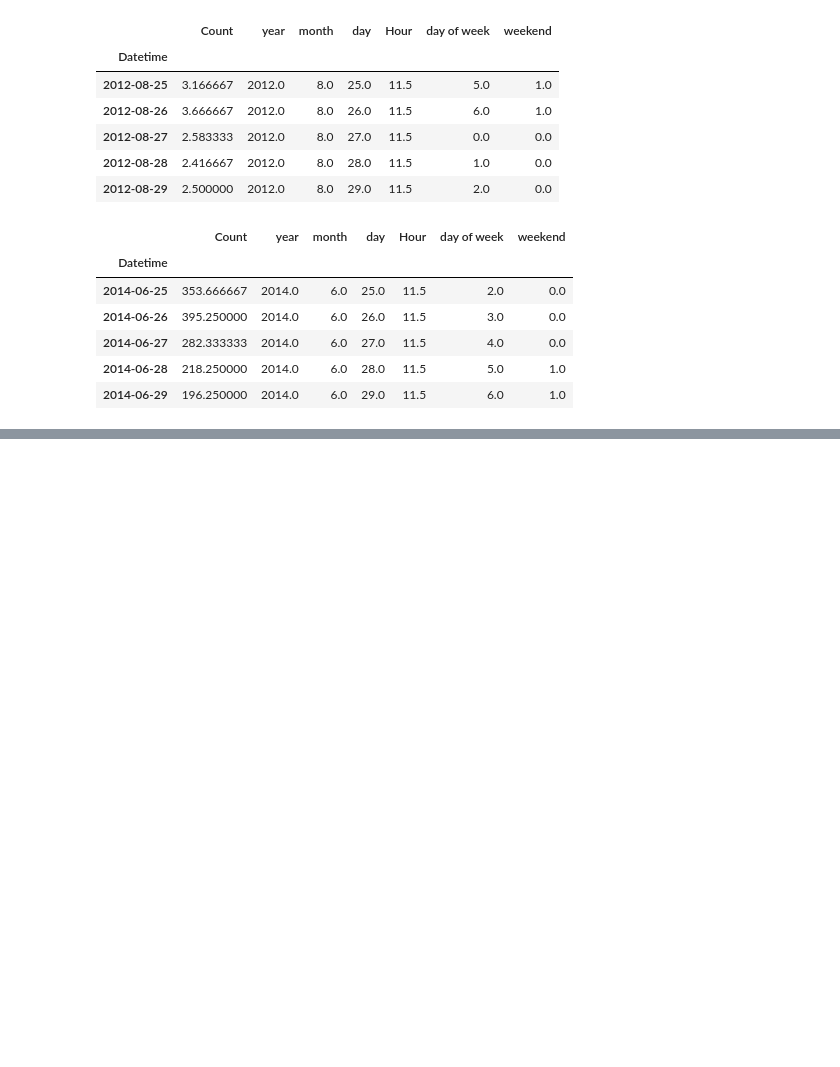
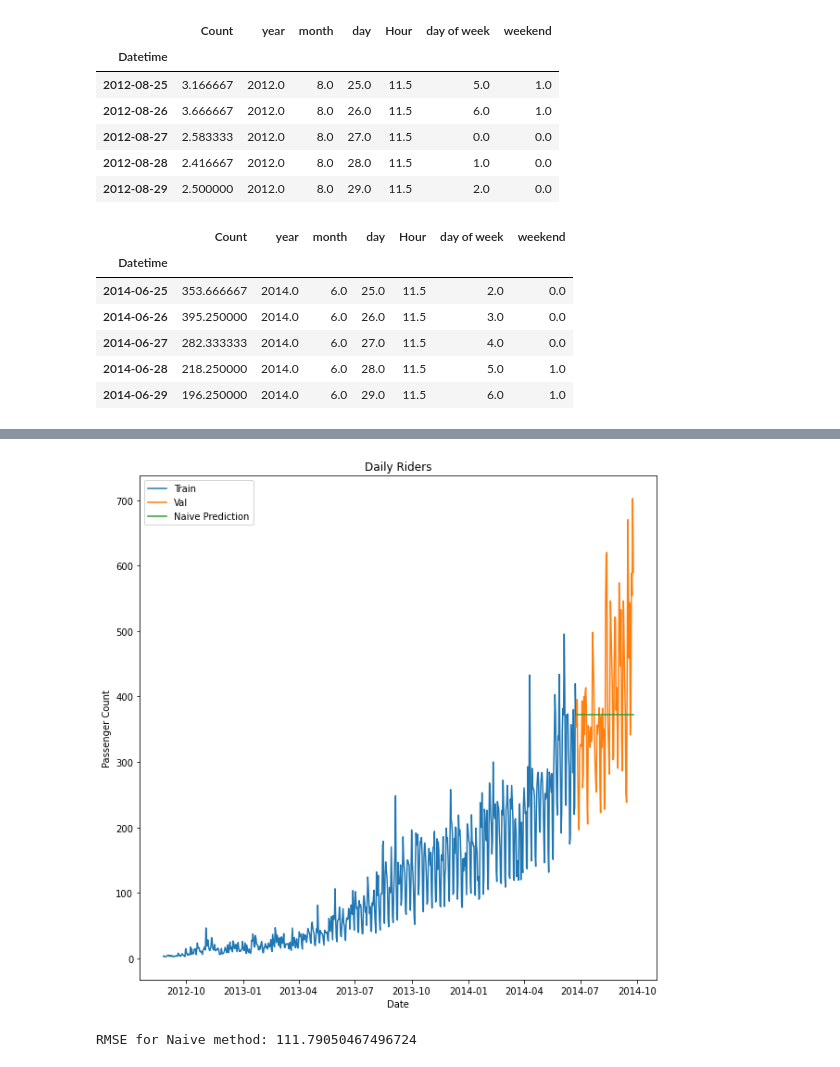
Before and after one commit to AnshuLodha007/Unicorn_Hackathon, a Jupyter notebook: Solution.ipynb, the cells around one changed output, grey strips where cells are left out. Cells and saved outputs as stored; diff of their text form; code cells hidden in the pictures; blank space fills up the shorter version.

```diff
--- a/Solution.ipynb
+++ b/Solution.ipynb
@@ -364,0 +390,5 @@ val.head()
+# %%
+dd = np.asarray(Train.Count) # Making the array
+y_hat = val.copy()    #Copying the val into y_hat for naive prediction
+y_hat['naive'] = dd[len(dd) - 1] # Assigning the last value of train to y_hat
+y_hat.head()
@@ -364,0 +403,20 @@ val.head()
+# %%
+# Printing the Train, val, y_hat
+
+plt.figure(figsize=(10, 10))
+plt.plot(Train.index, Train.Count, label = 'Train')
+plt.plot(val.index, val.Count, label = 'Val')
+plt.plot(y_hat.index, y_hat.naive, label = 'Naive Prediction')
+
+
+plt.ylabel('Passenger Count')
+plt.xlabel('Date')
+plt.legend(loc = 'best')
+plt.title('Daily Riders')
+plt.show()
+# %% [output]
+[figure, added]
+# %%
+print(f'RMSE for Naive method: {RMSE(np.asarray(val.Count), np.asarray(y_hat.naive))}')
+# %% [output]
+RMSE for Naive method: 111.79050467496724
```
Also changed, not shown: parts of 12 cells of this notebook.
